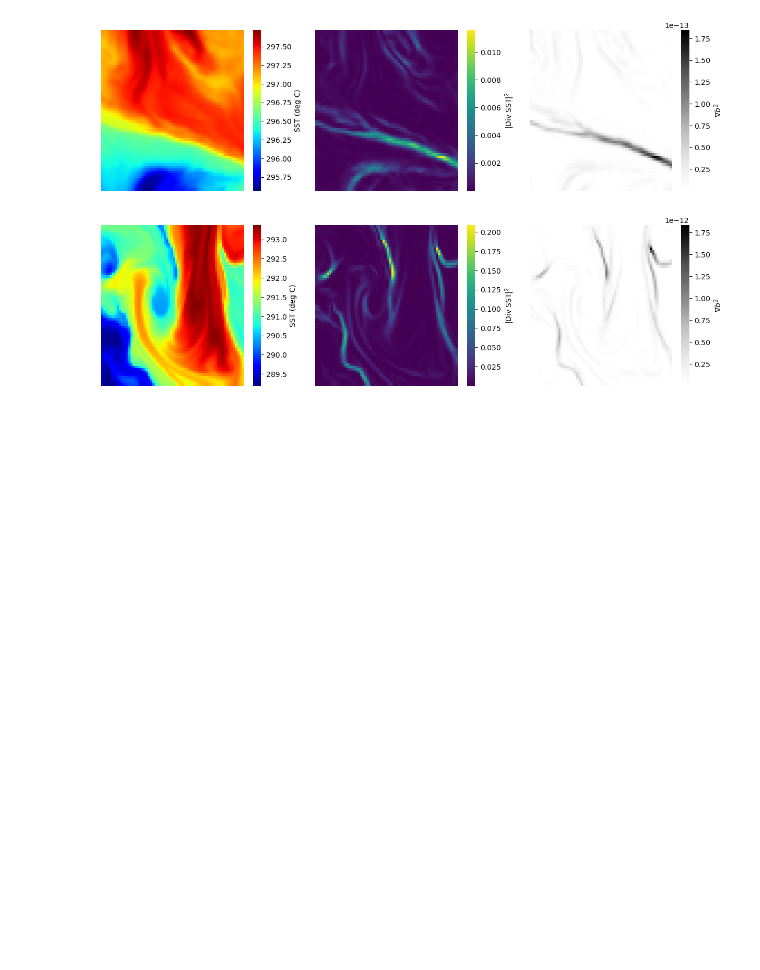
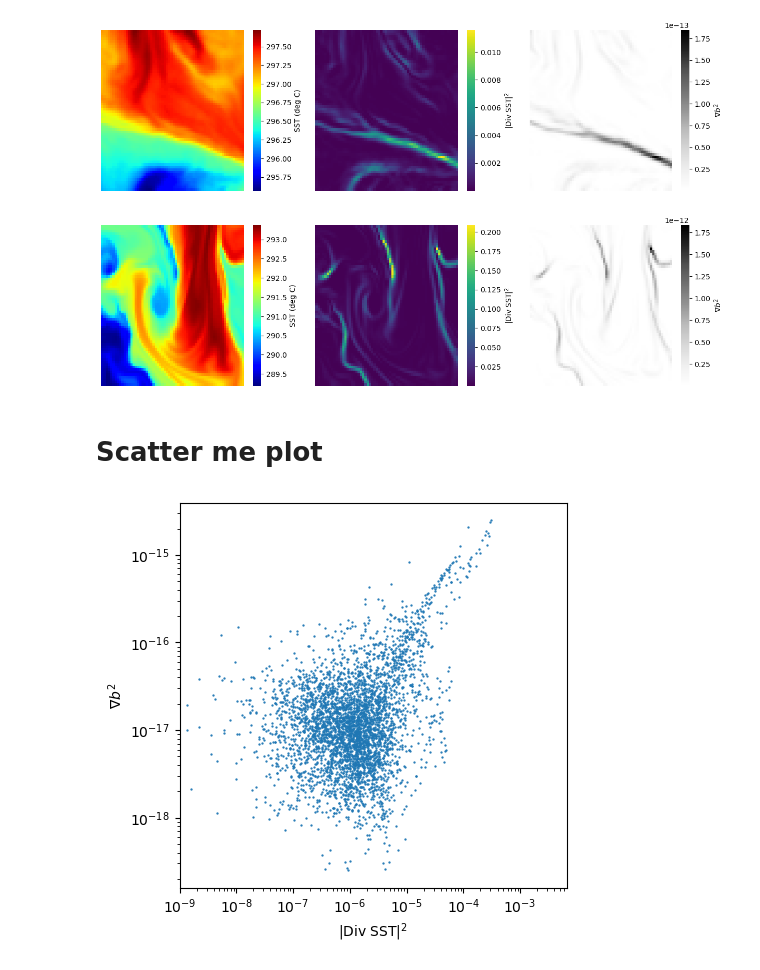
Before and after one commit to Sea-Meets-the-Stars/fronts, a Jupyter notebook: nb/Exploring_SST.ipynb, the cells around one changed output. Saved outputs shown, nothing was run; the diff lists cells and outputs as text; code cells hidden in the pictures; blank space fills up the shorter version.

Commit message:
scatter plots

```diff
--- a/nb/Exploring_SST.ipynb
+++ b/nb/Exploring_SST.ipynb
@@ -26,6 +26,16 @@ b_train.keys()
 b_train['inputs'].shape,  b_train['targets'].shape
 # %% [output]
 ((1000, 3, 1, 64, 64), (1000, 1, 1, 64, 64))
+# %%
+def parse_idx(idx):
+    # Parase
+    div_sst = b_train['inputs'][idx, 0, 0, ...]
+    sst = b_train['inputs'][idx, 2, 0, ...]
+    sss = b_train['inputs'][idx, 1, 0, ...]
+    #
+    Divb2 = b_train['targets'][idx, 0, 0, ...]
+    #
+    return div_sst, sst, sss, Divb2
 # %% [markdown]
 # Plot a few
 # %%
@@ -61,3 +65,28 @@ idx = 700
 plot_example(idx)
 # %% [output]
 [figure]
+# %% [markdown]
+# Scatter me plot
+# %%
+def scatter_me(idx, xmnx=None):
+    div_sst, sst, sss, Divb2 = parse_idx(idx)
+
+    # Plot
+    fig = plt.figure(figsize=(5,5))
+    ax = plt.gca()
+    ax.scatter(div_sst, Divb2, s=0.4)
+    #
+    ax.set_xlabel(r'|Div SST|$^2$')
+    ax.set_ylabel(r'$\nabla b^2$')
+    #
+    ax.set_xscale('log')
+    ax.set_yscale('log')
+    #
+    if xmnx is not None:
+        ax.set_xlim(xmnx)
+    #
+    plt.show()
+# %%
+scatter_me(0, xmnx=(1e-9, None))
+# %% [output]
+[figure, added]
```
Also changed, not shown: parts of 3 cells of this notebook.
